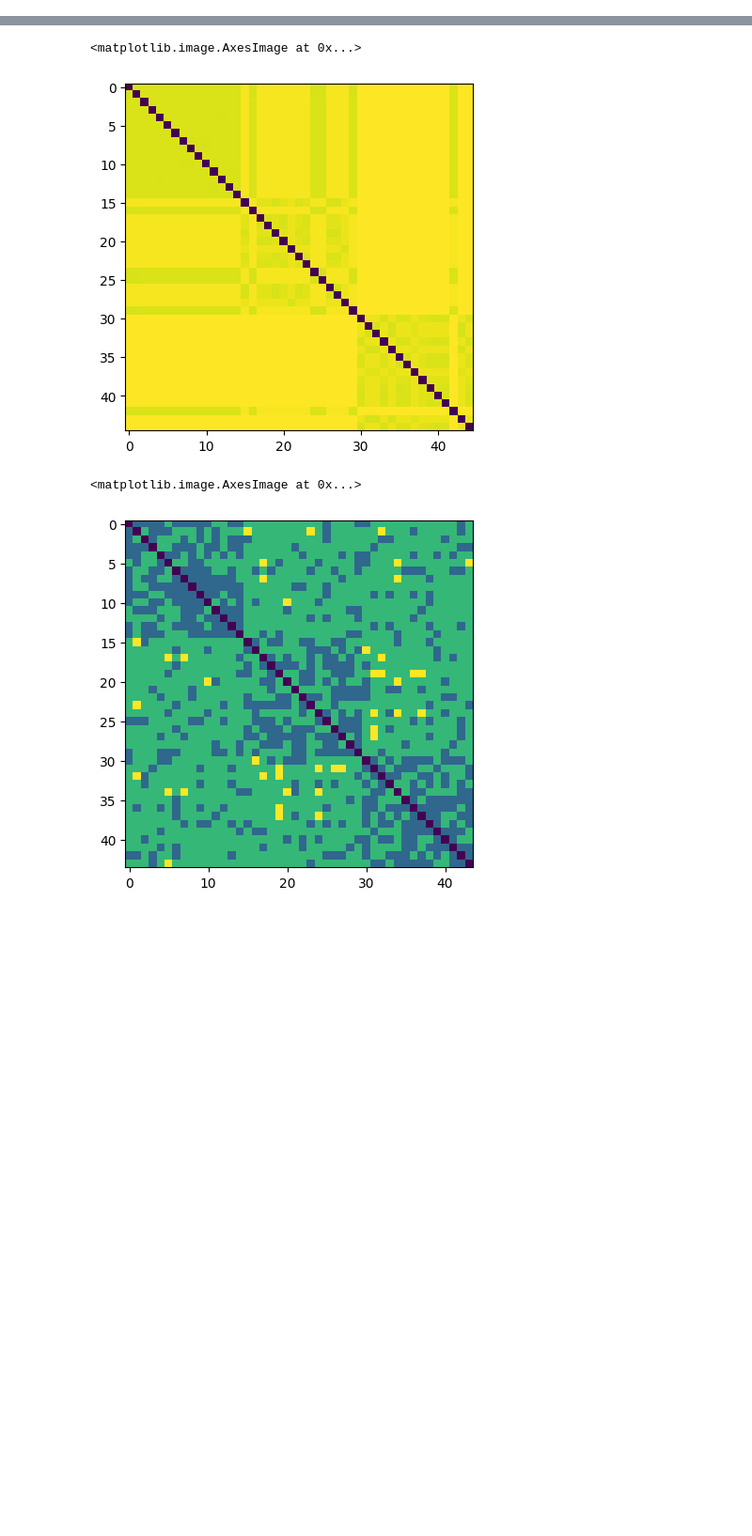
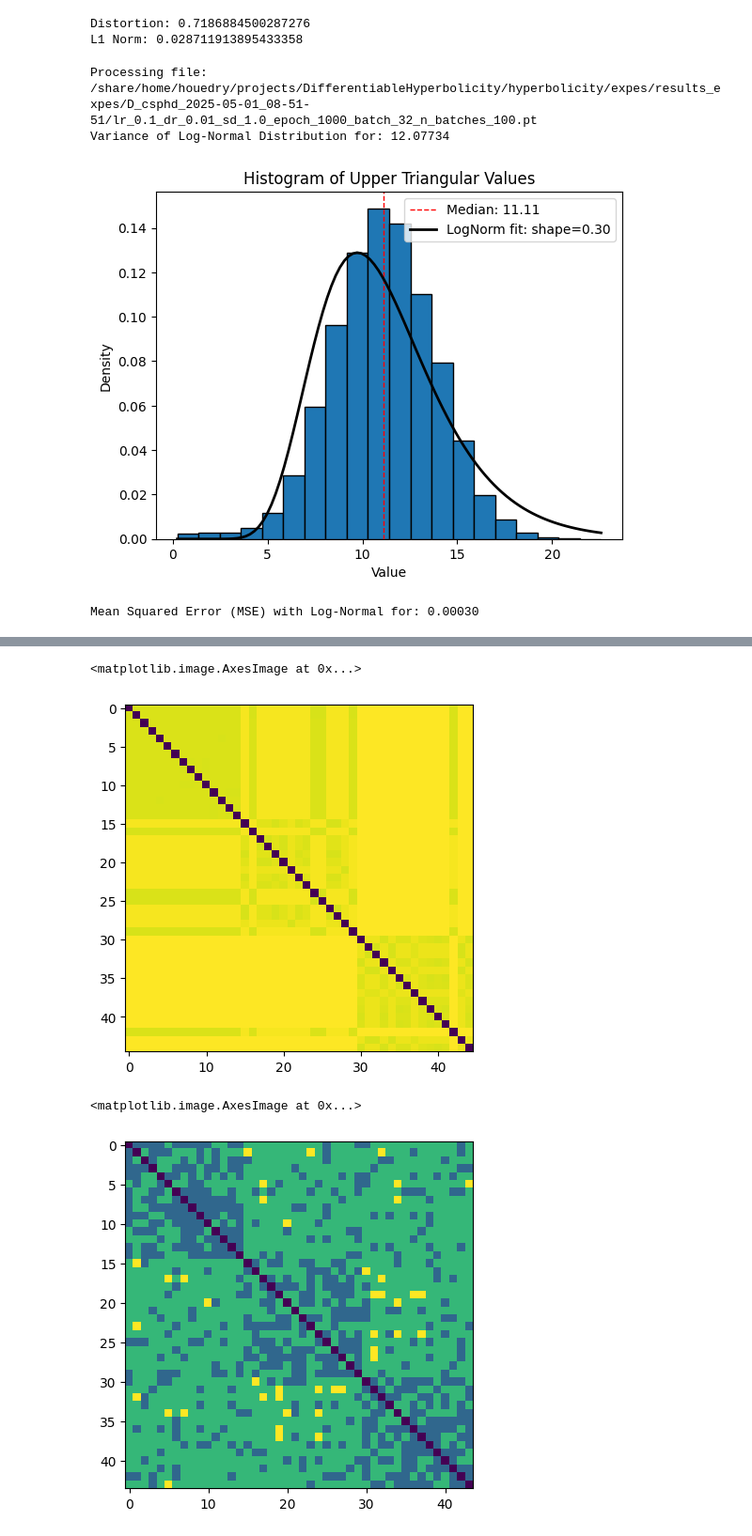
Before and after one commit to pierrehouedry/DifferentiableHyperbolicity, a Jupyter notebook: hyperbolicity/expes/classification.ipynb, the cells around one changed output, grey strips where cells are left out. Shown: that part at 94% size. Drawn from its saved outputs; the diff is of its cells as text; code cells hidden in the pictures; blank space fills up the shorter version.

```diff
--- a/hyperbolicity/expes/classification.ipynb
+++ b/hyperbolicity/expes/classification.ipynb
@@ -20,0 +71,72 @@ from sklearn.metrics import confusion_matrix
+# %%
+# Compute distortion
+n= D_wiki.shape[0]
+distortion = np.abs(dist_matrix[:n, :n] - D_wiki).max()
+print(f"Distortion: {distortion}")
+
+denom = n*(n-1)
+l1_norm = np.abs(dist_matrix[:n, :n] - D_wiki).sum()/denom
+print(f"L1 Norm: {l1_norm}")
+# %% [output]
+Distortion: 0.7186884500287276
+L1 Norm: 0.028711913895433358
+# %%
+import numpy as np
+import matplotlib.pyplot as plt
+from scipy.stats import lognorm
+import os
+import torch
+
+    # Directory containing .pt files
+file_path = '/share/home/houedry/projects/DifferentiableHyperbolicity/hyperbolicity/expes/results_expes/D_csphd_2025-05-01_08-51-51/lr_0.1_dr_0.01_sd_1.0_epoch_1000_batch_32_n_batches_100.pt'
+
+# Iterate over all .pt files in the directory
+
+print(f"Processing file: {file_path}")
+
+# Load the .pt file
+data = torch.load(file_path)['weights']
+upper_triangular = data.numpy()
+
+"""              # Extract upper triangular values
+upper_triangular = data[np.triu_indices(data.shape[0], k=0)]
+upper_triangular = upper_triangular[upper_triangular > 0]  # Log-normal requires positive values """
+
+# Plot histogram
+plt.hist(upper_triangular, bins=20, edgecolor='black', density=True)
+plt.title(f"Histogram of Upper Triangular Values")
+plt.xlabel("Value")
+plt.ylabel("Density")
+
+# Fit log-normal: returns shape (s), loc, scale such that:
+# pdf(x) = lognorm.pdf(x, s, loc=loc, scale=scale)
+shape, loc, scale = lognorm.fit(upper_triangular, floc=0)  # force loc=0 is often safer
+
+# Plot vertical line at median (not mean!)
+median = np.median(upper_triangular)
+plt.axvline(median, color='r', linestyle='dashed', linewidth=1, label=f"Median: {median:.2f}")
+
+# Plot the log-normal PDF
+x = np.linspace(min(upper_triangular), max(upper_triangular), 100)
+p = lognorm.pdf(x, shape, loc=loc, scale=scale)
+plt.plot(x, p, 'k', linewidth=2, label=f"LogNorm fit: shape={shape:.2f}")
+
+# Calculate and display the variance of the log-normal distribution
+variance = (np.exp(shape**2) - 1) * np.exp(2 * np.log(scale) + shape**2)
+print(f"Variance of Log-Normal Distribution for: {variance:.5f}")
+
+plt.legend()
+plt.show()
+
+# Compare histogram and log-normal PDF at bin centers
+counts, bin_edges = np.histogram(upper_triangular, bins=20, density=True)
+bin_centers = 0.5 * (bin_edges[1:] + bin_edges[:-1])
+lognorm_vals = lognorm.pdf(bin_centers, shape, loc=loc, scale=scale)
+
+mse = np.mean((counts - lognorm_vals) ** 2)
+print(f"Mean Squared Error (MSE) with Log-Normal for: {mse:.5f}")
+# %% [output]
+Processing file: /share/home/houedry/projects/DifferentiableHyperbolicity/hyperbolicity/expes/results_expes/D_csphd_2025-05-01_08-51-51/lr_0.1_dr_0.01_sd_1.0_epoch_1000_batch_32_n_batches_100.pt
+Variance of Log-Normal Distribution for: 12.07734
+[figure, added]
+Mean Squared Error (MSE) with Log-Normal for: 0.00030
```
Also changed, not shown: parts of 17 cells of this notebook, 23 other files.
